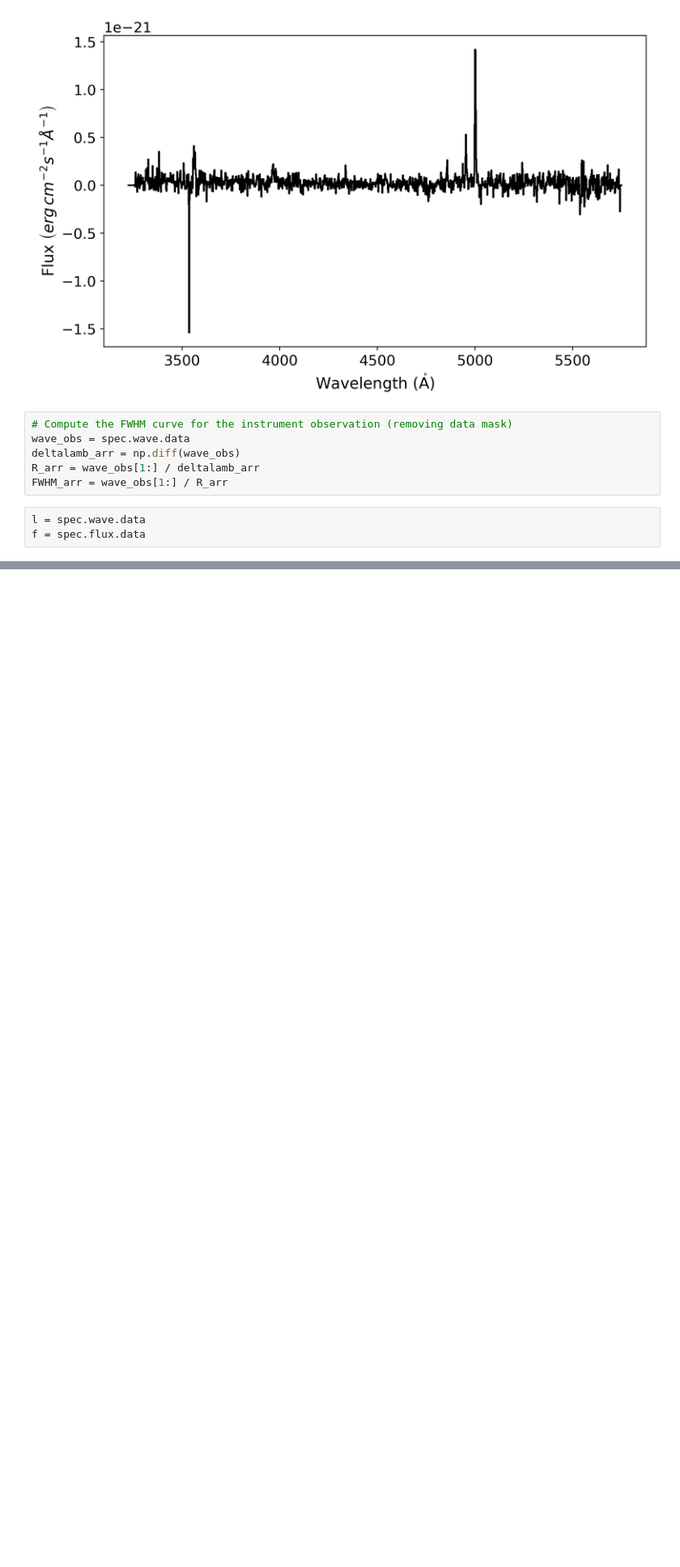
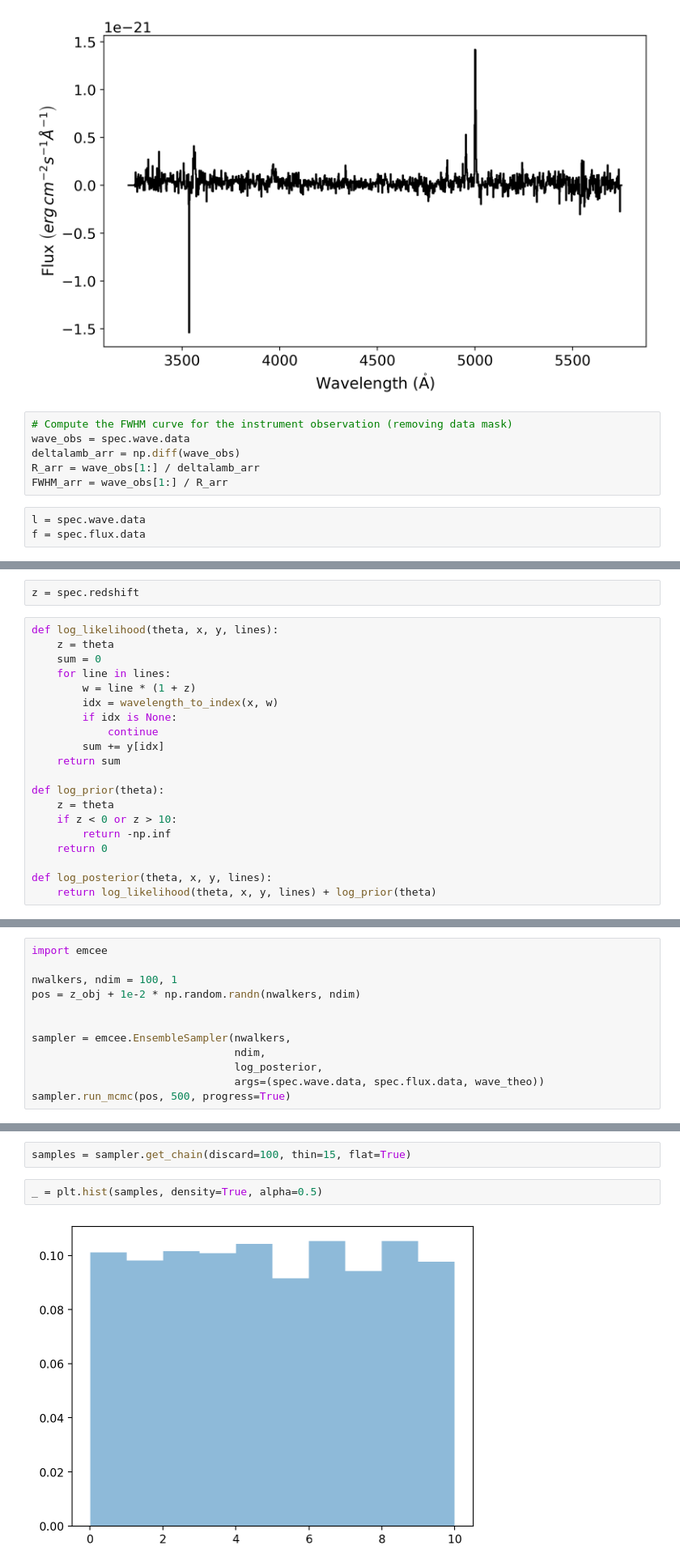
Before and after one commit to Vital-Fernandez/z_key, a Jupyter notebook: touch-data.ipynb, the cells around one changed output, grey strips where cells are left out. Shown at 81% size. Cells and saved outputs as stored; diff of their text form; blank space fills up the shorter version.

Commit message:
adding an mcmc test. Doesn't work well because the target function is choppy

```diff
--- a/touch-data.ipynb
+++ b/touch-data.ipynb
@@ -64,0 +53,22 @@ spec.wave.data[0]
+# %%
+z = spec.redshift
+# %%
+def log_likelihood(theta, x, y, lines):
+    z = theta
+    sum = 0
+    for line in lines:
+        w = line * (1 + z)
+        idx = wavelength_to_index(x, w)
+        if idx is None:
+            continue
+        sum += y[idx]
+    return sum
+
+def log_prior(theta):
+    z = theta
+    if z < 0 or z > 10:
+        return -np.inf
+    return 0
+
+def log_posterior(theta, x, y, lines):
+    return log_likelihood(theta, x, y, lines) + log_prior(theta)
@@ -64,0 +83,12 @@ spec.wave.data[0]
+# %%
+import emcee
+
+nwalkers, ndim = 100, 1
+pos = z_obj + 1e-2 * np.random.randn(nwalkers, ndim)
+
+
+sampler = emcee.EnsembleSampler(nwalkers,
+                                ndim,
+                                log_posterior,
+                                args=(spec.wave.data, spec.flux.data, wave_theo))
+sampler.run_mcmc(pos, 500, progress=True)
@@ -64,0 +114,6 @@ spec.wave.data[0]
+# %%
+samples = sampler.get_chain(discard=100, thin=15, flat=True)
+# %%
+_ = plt.hist(samples, density=True, alpha=0.5)
+# %% [output]
+[figure, added]
```
Also changed, not shown: parts of 12 cells of this notebook.
